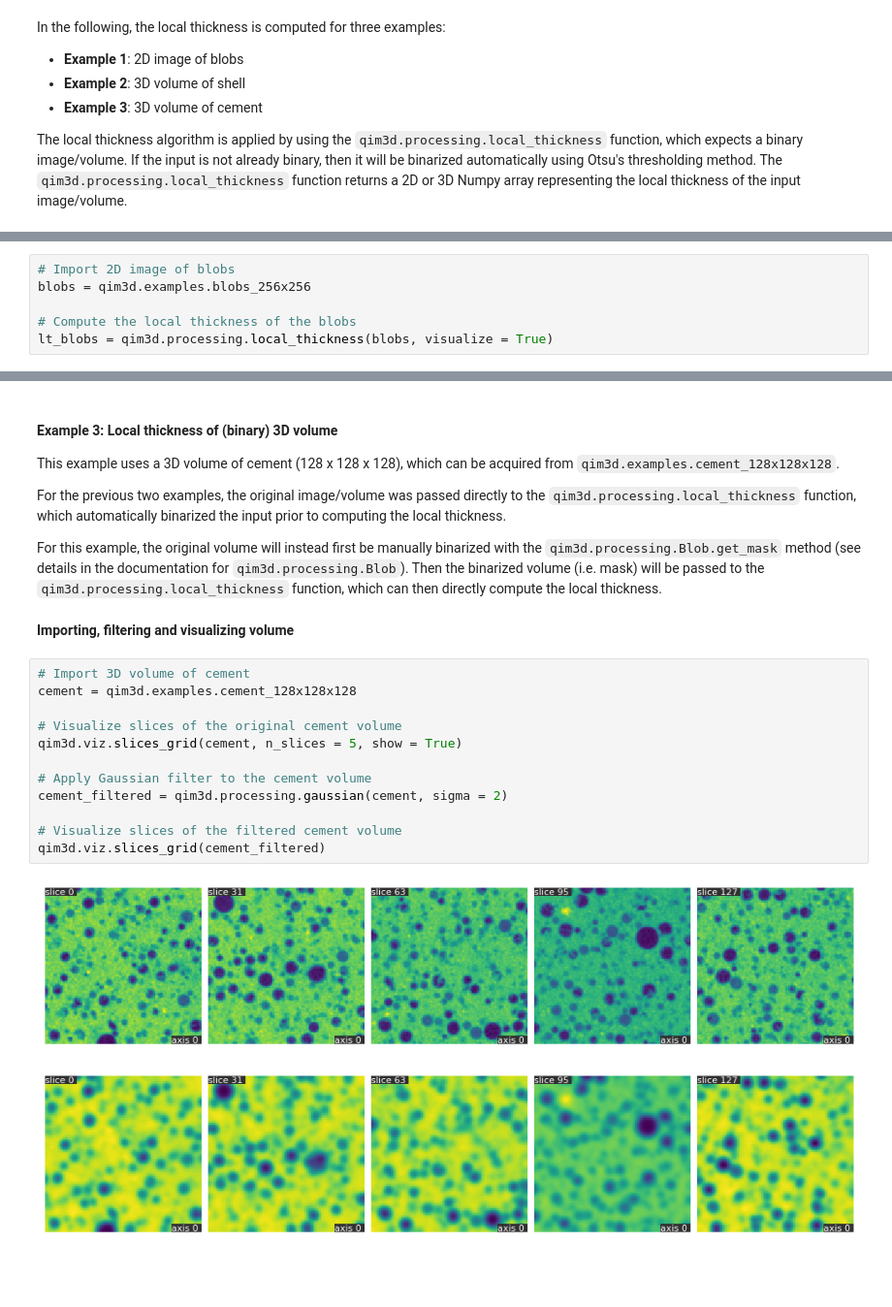
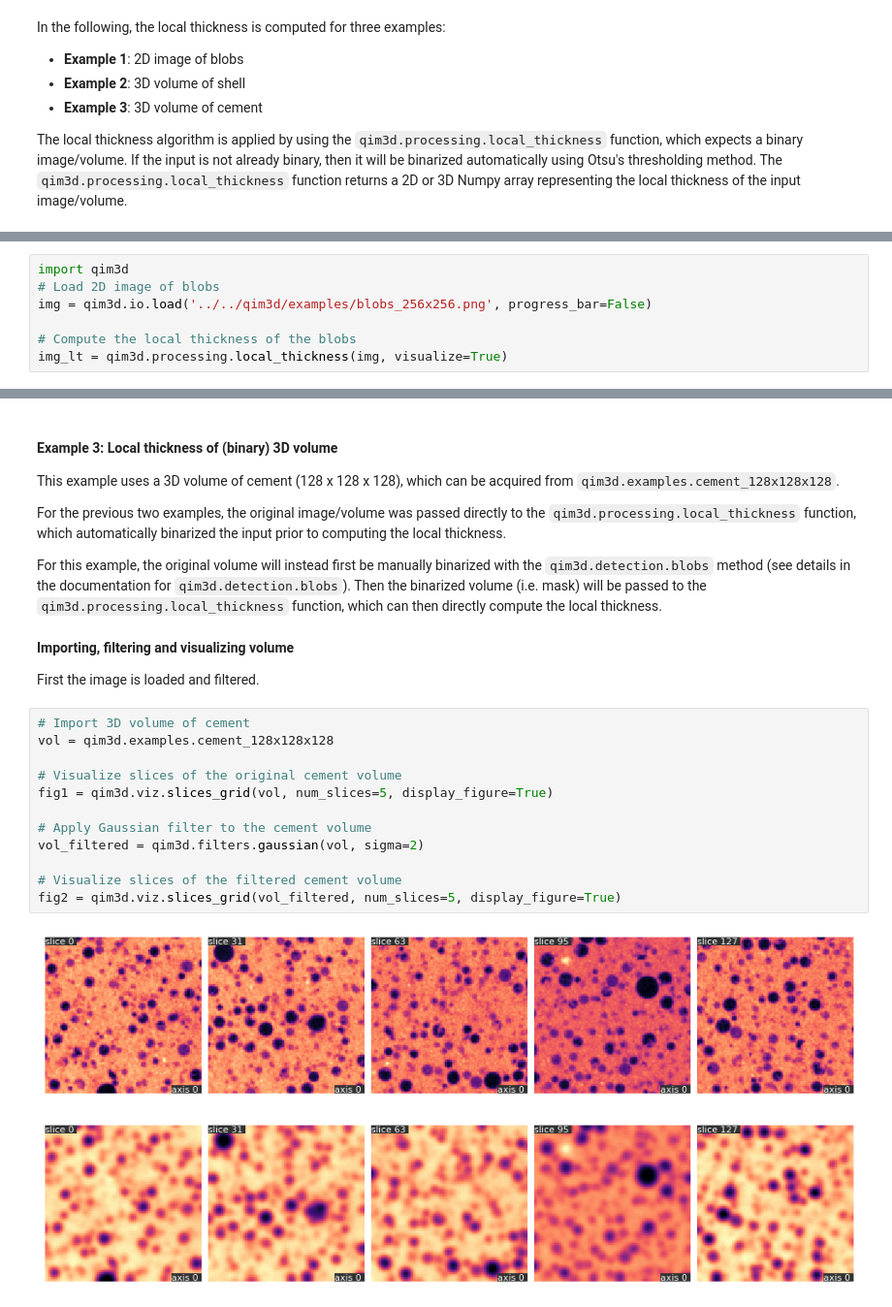
Before and after one commit to qim-center/qim3d, a Jupyter notebook: docs/notebooks/local_thickness.ipynb, the cells around one changed output, grey strips where cells are left out. Shown at 97% size. Saved outputs shown, nothing was run; the diff lists cells and outputs as text; blank space fills up the shorter version.

```diff
--- a/docs/notebooks/local_thickness.ipynb
+++ b/docs/notebooks/local_thickness.ipynb
@@ -20,7 +18,8 @@ This example uses a 2D image of blobs (256 x 256), which can be acquired from `q
 # %%
-# Import 2D image of blobs
-blobs = qim3d.examples.blobs_256x256
+import qim3d
+# Load 2D image of blobs
+img = qim3d.io.load('../../qim3d/examples/blobs_256x256.png', progress_bar=False)
 
 # Compute the local thickness of the blobs
-lt_blobs = qim3d.processing.local_thickness(blobs, visualize = True)
+img_lt = qim3d.processing.local_thickness(img, visualize=True)
 # %% [output]
@@ -46,21 +44,23 @@ This example uses a 3D volume of cement (128 x 128 x 128), which can be acquired
 
 For the previous two examples, the original image/volume was passed directly to the `qim3d.processing.local_thickness` function, which automatically binarized the input prior to computing the local thickness.
 
-For this example, the original volume will instead first be manually binarized with the `qim3d.processing.Blob.get_mask` method (see details in the documentation for `qim3d.processing.Blob`). Then the binarized volume (i.e. mask) will be passed to the `qim3d.processing.local_thickness` function, which can then directly compute the local thickness.
+For this example, the original volume will instead first be manually binarized with the `qim3d.detection.blobs` method (see details in the documentation for `qim3d.detection.blobs`). Then the binarized volume (i.e. mask) will be passed to the `qim3d.processing.local_thickness` function, which can then directly compute the local thickness.
 # %% [markdown]
 **Importing, filtering and visualizing volume**
+
+First the image is loaded and filtered.
 # %%
 # Import 3D volume of cement
-cement = qim3d.examples.cement_128x128x128
+vol = qim3d.examples.cement_128x128x128
 
 # Visualize slices of the original cement volume
-qim3d.viz.slices_grid(cement, n_slices = 5, show = True)
+fig1 = qim3d.viz.slices_grid(vol, num_slices=5, display_figure=True)
 
 # Apply Gaussian filter to the cement volume
-cement_filtered = qim3d.processing.gaussian(cement, sigma = 2)
+vol_filtered = qim3d.filters.gaussian(vol, sigma=2)
 
 # Visualize slices of the filtered cement volume
-qim3d.viz.slices_grid(cement_filtered)
+fig2 = qim3d.viz.slices_grid(vol_filtered, num_slices=5, display_figure=True)
 # %% [output]
-[figure, old version]
+[figure, new version]
-[figure, old version]
+[figure, new version]
```
Also changed, not shown: parts of 12 cells of this notebook, 11 other files.
